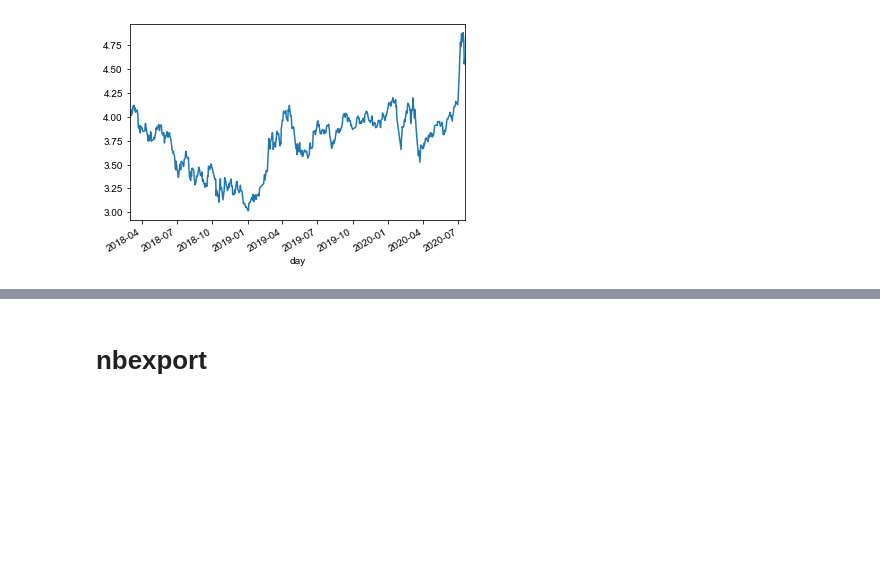
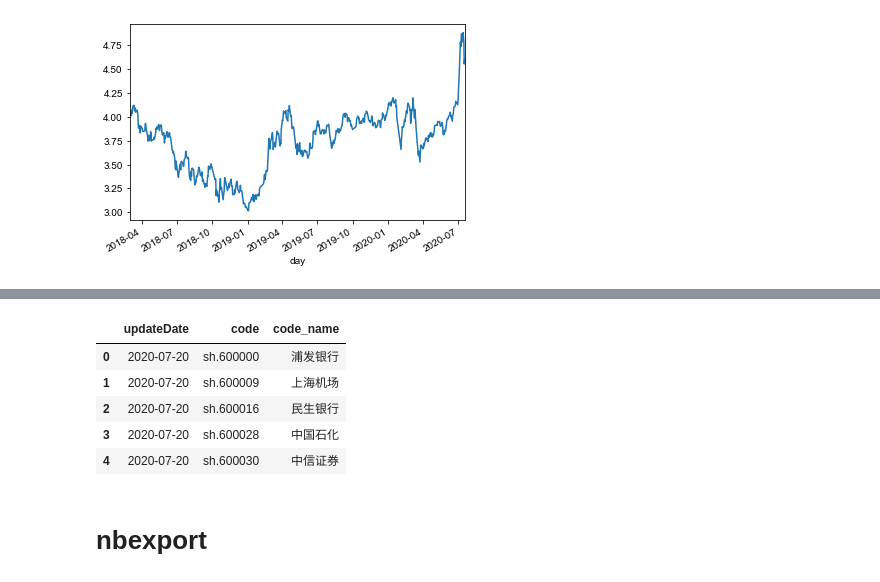
Before and after one commit to mayi140611/myappsexlib, a Jupyter notebook: proj_stock/0datasource.ipynb, the cells around one changed output, grey strips where cells are left out. Cells and saved outputs as stored; diff of their text form; code cells hidden in the pictures; blank space fills up the shorter version.

```diff
--- a/proj_stock/0datasource.ipynb
+++ b/proj_stock/0datasource.ipynb
@@ -218,3 +422,12 @@ day
+# %%
+result.head()
+# %% [output]
+|  | updateDate | code | code_name |
+| 0 | 2020-07-20 | sh.600000 | 浦发银行 |
+| 1 | 2020-07-20 | sh.600009 | 上海机场 |
+| 2 | 2020-07-20 | sh.600016 | 民生银行 |
+| 3 | 2020-07-20 | sh.600028 | 中国石化 |
+| 4 | 2020-07-20 | sh.600030 | 中信证券 |
 # %% [markdown]
 # nbexport
 # %%
```
Also changed, not shown: parts of 23 cells of this notebook, 7 other files.
